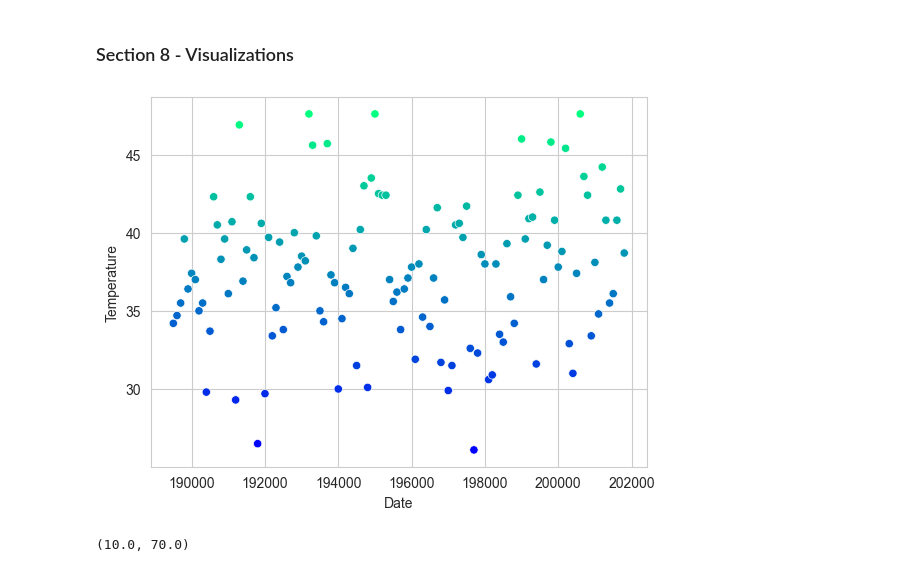
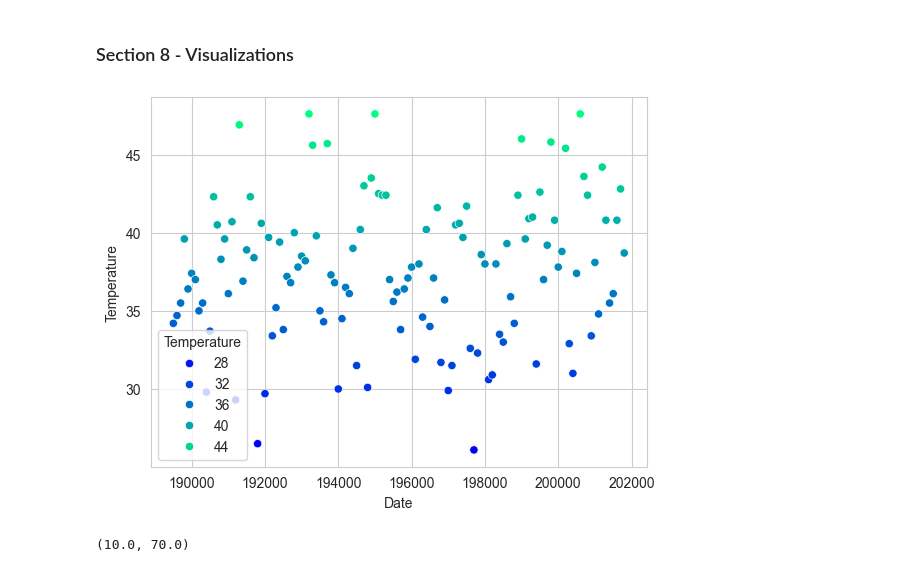
Before and after one commit to haileylhanson/datafun-07-ml, a Jupyter notebook: haileyhanson_ml.ipynb, the cells around one changed output. Drawn from its saved outputs; the diff is of its cells as text; code cells hidden in the pictures.

```diff
--- a/haileyhanson_ml.ipynb
+++ b/haileyhanson_ml.ipynb
@@ -247,9 +248,9 @@ array([36.34246432])
 # %% [markdown]
 ### Section 8 - Visualizations
 # %%
-axes = sns.scatterplot(data=nyc, x='Date', y='Temperature', hue='Temperature', palette='winter', legend=False)
+axes = sns.scatterplot(data=nyc, x='Date', y='Temperature', hue='Temperature', palette='winter')#, legend=False)
 # %% [output]
-[figure, old version]
+[figure, new version]
 # %%
 axes.set_ylim(10,70)
 # %% [output]
```
Also changed, not shown: parts of 2 cells of this notebook.
